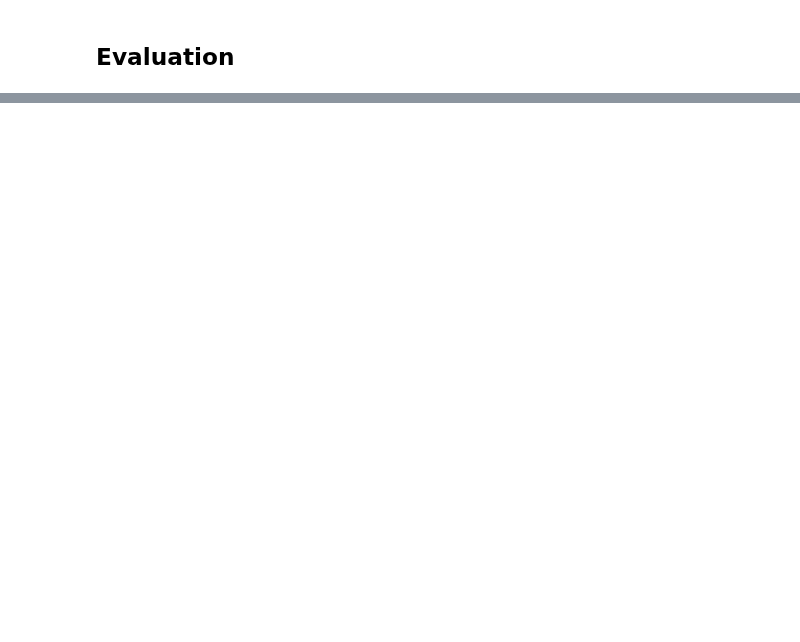
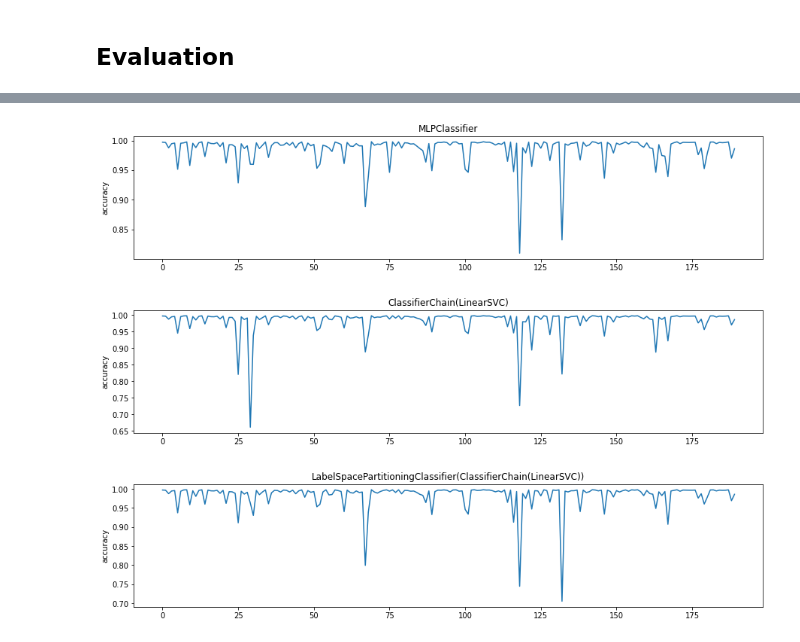
Before and after one commit to gefei-htw/academia_tag_recommender, a Jupyter notebook: notebooks/9.0-me-classification-word2vec.ipynb, the cells around one changed output, grey strips where cells are left out. Cells and saved outputs as stored; diff of their text form; code cells hidden in the pictures; blank space fills up the shorter version.

Commit message:
FEAT(notebook 9): add word2vec results

```diff
--- a/notebooks/9.0-me-classification-word2vec.ipynb
+++ b/notebooks/9.0-me-classification-word2vec.ipynb
@@ -29,8 +29,9 @@ RANDOM_STATE = 0
 from academia_tag_recommender.data import documents
 from academia_tag_recommender.test_train_data import get_y, get_test_train_data
 
-X = np.vstack([document.text for document in documents])
-y = get_y()
-X_train, X_test, y_train, y_test = get_test_train_data(X, y, scale=False)
+def get_X():
+    return np.vstack([document.text for document in documents])
+
+X_train, X_test, y_train, y_test = get_test_train_data(get_X(), get_y(), scale=False)
 print('Train set with shape ', X_train.shape)
 print('Test set with shape', X_test.shape)
@@ -119,0 +121,2 @@ X_test_word2vec = word_averaging_list(X_test_word2tok)
+# %%
+X_train, X_test = word2vec(X_train, X_test)
@@ -525,10 +734,32 @@ plt.show()
 # %%
 top_3 = sorted(paths, key=lambda x: load(x).evaluation.sum(), reverse=True)[:3]
+# %%
+def per_label_accuracy(orig, prediction):
+    if not isinstance(prediction, np.ndarray):
+        prediction = prediction.toarray()
+    l = 1 - orig - prediction
+    return np.average(l, axis=0)
 # %%
 from sklearn.metrics import classification_report
 classwise_results = []
 for clf_path in top_3:
     clf = load(clf_path)
-    prediction = clf.predict(X_test_word2vec)
-    classwise_results.append((clf, classification_report(y_test, prediction, output_dict=True, zero_division=0)))
+    prediction = clf.predict(X_test)
+    label_accuracy = per_label_accuracy(y_test, prediction)
+    #classification_report(y_test, prediction, output_dict=True, zero_division=0)
+    classwise_results.append((clf, label_accuracy))
+# %%
+import numpy as np
+x_ = np.arange(0, len(y_test[0]))
+for classwise_result in classwise_results:
+    name, results = classwise_result
+    _, fig_1 = plt.subplots(figsize=(15,3))
+    fig_1.set_title(name)
+    fig_1.plot(x_, [result for result in results])
+    fig_1.set_ylabel('accuracy')
+plt.show()
+# %% [output]
+[figure, added]
+[figure, added]
+[figure, added]
 # %%
```
Also changed, not shown: parts of 42 cells of this notebook.
